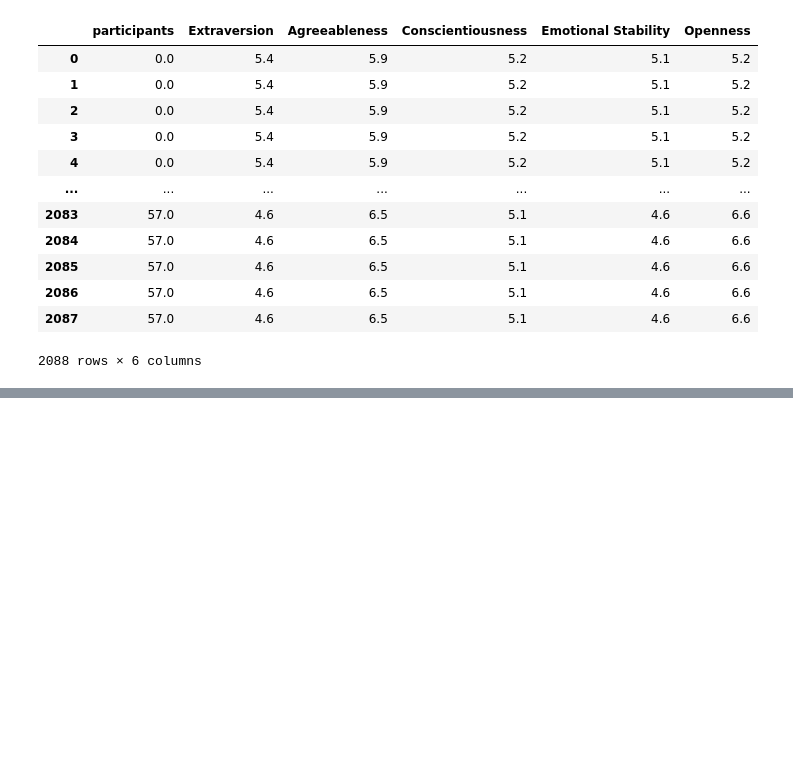
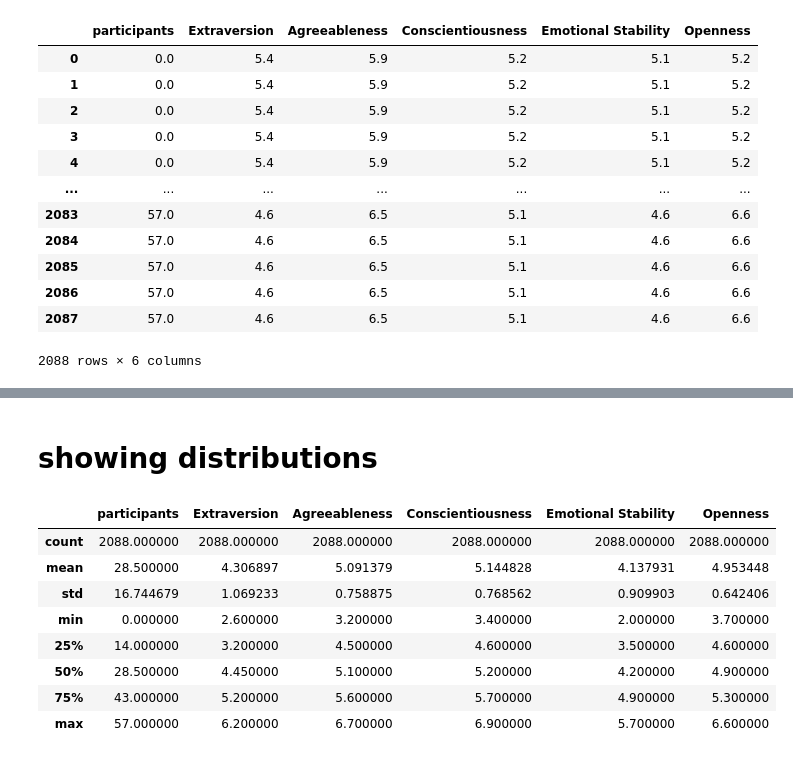
Before and after one commit to justin5927/ascertain_Investigation, a Jupyter notebook: Plotting/big_personality_traits.ipynb, the cells around one changed output, grey strips where cells are left out. Cells and saved outputs as stored; diff of their text form; code cells hidden in the pictures; blank space fills up the shorter version.

```diff
--- a/Plotting/big_personality_traits.ipynb
+++ b/Plotting/big_personality_traits.ipynb
@@ -36,0 +37,16 @@ plt.show()
+# %% [markdown]
+# showing distributions
+# %%
+# Describe Personality so we can bin them
+personalities_df = personalities_df.astype(float)
+personalities_df.describe()
+# %% [output]
+|  | participants | Extraversion | Agreeableness | Conscientiousness | Emotional Stability | Openness |
+| count | 2088.000000 | 2088.000000 | 2088.000000 | 2088.000000 | 2088.000000 | 2088.000000 |
+| mean | 28.500000 | 4.306897 | 5.091379 | 5.144828 | 4.137931 | 4.953448 |
+| std | 16.744679 | 1.069233 | 0.758875 | 0.768562 | 0.909903 | 0.642406 |
+| min | 0.000000 | 2.600000 | 3.200000 | 3.400000 | 2.000000 | 3.700000 |
+| 25% | 14.000000 | 3.200000 | 4.500000 | 4.600000 | 3.500000 | 4.600000 |
+| 50% | 28.500000 | 4.450000 | 5.100000 | 5.200000 | 4.200000 | 4.900000 |
+| 75% | 43.000000 | 5.200000 | 5.600000 | 5.700000 | 4.900000 | 5.300000 |
+| max | 57.000000 | 6.200000 | 6.700000 | 6.900000 | 5.700000 | 6.600000 |
```
Also changed, not shown: parts of 5 cells of this notebook.
